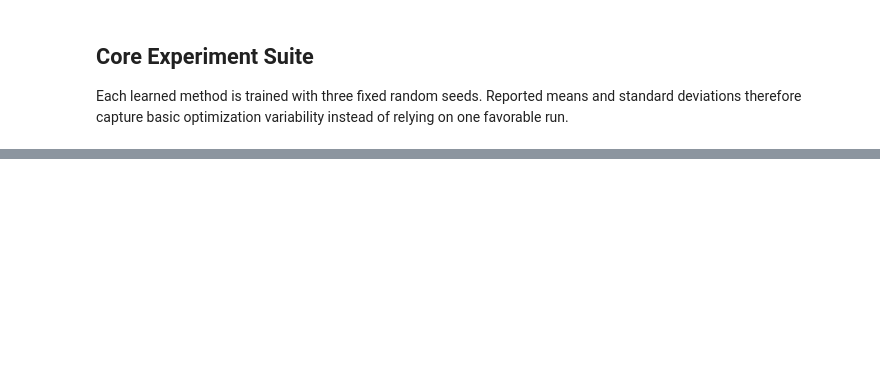
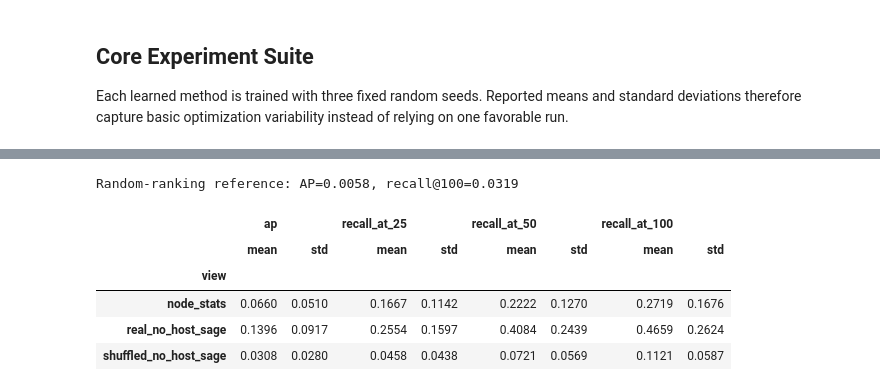
Before and after one commit to MekaelWasti/Steering-Telemetry-Triage-with-Self-Supervised-Graph-Geometry, a Jupyter notebook: pipeline_temporal_clean.ipynb, the cells around one changed output, grey strips where cells are left out. Saved outputs shown, nothing was run; the diff lists cells and outputs as text; code cells hidden in the pictures; blank space fills up the shorter version.

```diff
--- a/pipeline_temporal_clean.ipynb
+++ b/pipeline_temporal_clean.ipynb
@@ -832,0 +814,80 @@ sage_shuffled_time seed=44 epoch=07 loss=1.2609
+# %%
+from scipy.stats import wilcoxon
+from sklearn.metrics import average_precision_score
+from sklearn.preprocessing import normalize
+
+
+def anchor_retrieval_metrics(X, labels, anchor_idx):
+    Z = normalize(np.nan_to_num(X))
+    scores = Z @ Z[anchor_idx]
+
+    keep = np.ones(len(labels), dtype=bool)
+    keep[anchor_idx] = False
+    y = (np.asarray(labels)[keep] == "malicious").astype(int)
+    scores = scores[keep]
+    order = np.argsort(scores)[::-1]
+
+    row = {"ap": average_precision_score(y, scores)}
+    for budget in (25, 50, 100):
+        row[f"recall_at_{budget}"] = y[order[:budget]].sum() / y.sum()
+    return row
+
+
+y_eval = np.asarray(labels_eval)
+malicious_sessions = np.where(y_eval == "malicious")[0]
+steering_rows = []
+
+for anchor_idx in malicious_sessions:
+    raw_row = anchor_retrieval_metrics(X_node_stats, y_eval, anchor_idx)
+    raw_row.update(view="node_stats", anchor_session=anchor_idx, seed=np.nan)
+    steering_rows.append(raw_row)
+
+    for seed in EXPERIMENT_SEEDS:
+        views = {
+            "real_no_host_sage": sage_real_no_host_by_seed[seed],
+            "shuffled_no_host_sage": sage_shuffled_no_host_by_seed[seed],
+        }
+        for view, X_view in views.items():
+            row = anchor_retrieval_metrics(X_view, y_eval, anchor_idx)
+            row.update(view=view, anchor_session=anchor_idx, seed=seed)
+            steering_rows.append(row)
+
+steering_runs = pd.DataFrame(steering_rows)
+metric_cols = ["ap", "recall_at_25", "recall_at_50", "recall_at_100"]
+
+# Average optimization seeds first, leaving 19 paired anchor trials per view.
+steering_by_anchor = (
+    steering_runs.groupby(["view", "anchor_session"])[metric_cols]
+    .mean()
+    .reset_index()
+)
+steering_summary = steering_by_anchor.groupby("view")[metric_cols].agg(["mean", "std"])
+
+paired = steering_by_anchor.pivot(index="anchor_session", columns="view", values=metric_cols)
+tests = []
+for metric in ("ap", "recall_at_100"):
+    real = paired[(metric, "real_no_host_sage")]
+    for control in ("shuffled_no_host_sage", "node_stats"):
+        tests.append({
+            "metric": metric,
+            "comparison": f"real_no_host_sage > {control}",
+            "paired_wilcoxon_p": wilcoxon(
+                real,
+                paired[(metric, control)],
+                alternative="greater",
+            ).pvalue,
+        })
+
+random_ap = (len(malicious_sessions) - 1) / (len(y_eval) - 1)
+random_recall_at_100 = 100 / (len(y_eval) - 1)
+print(f"Random-ranking reference: AP={random_ap:.4f}, recall@100={random_recall_at_100:.4f}")
+display(steering_summary.round(4))
+display(pd.DataFrame(tests).round(6))
+# %% [output]
+Random-ranking reference: AP=0.0058, recall@100=0.0319
+|  | ap |  | recall_at_25 |  | recall_at_50 |  | recall_at_100 |  |
+|  | mean | std | mean | std | mean | std | mean | std |
+| view |  |  |  |  |  |  |  |  |
+| node_stats | 0.0660 | 0.0510 | 0.1667 | 0.1142 | 0.2222 | 0.1270 | 0.2719 | 0.1676 |
+| real_no_host_sage | 0.1396 | 0.0917 | 0.2554 | 0.1597 | 0.4084 | 0.2439 | 0.4659 | 0.2624 |
+| shuffled_no_host_sage | 0.0308 | 0.0280 | 0.0458 | 0.0438 | 0.0721 | 0.0569 | 0.1121 | 0.0587 |
```
Also changed, not shown: parts of 19 cells of this notebook.
